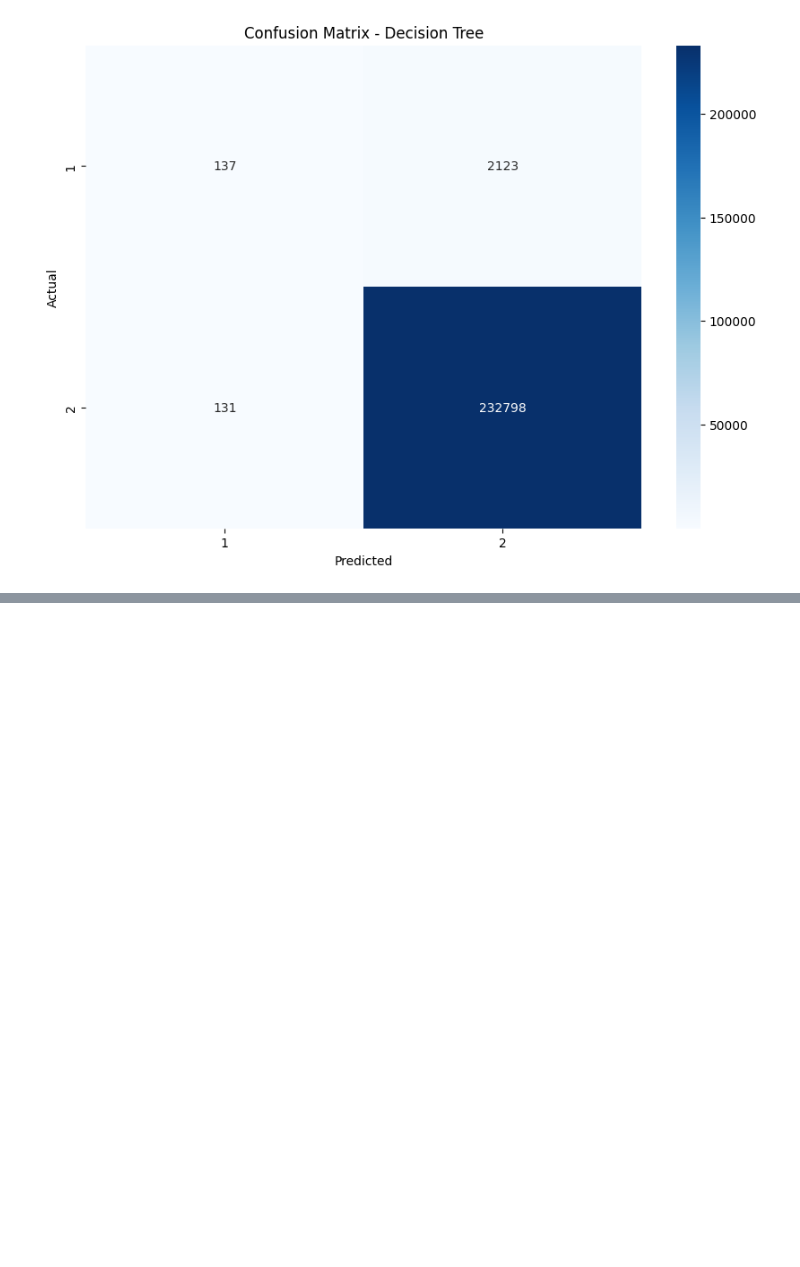
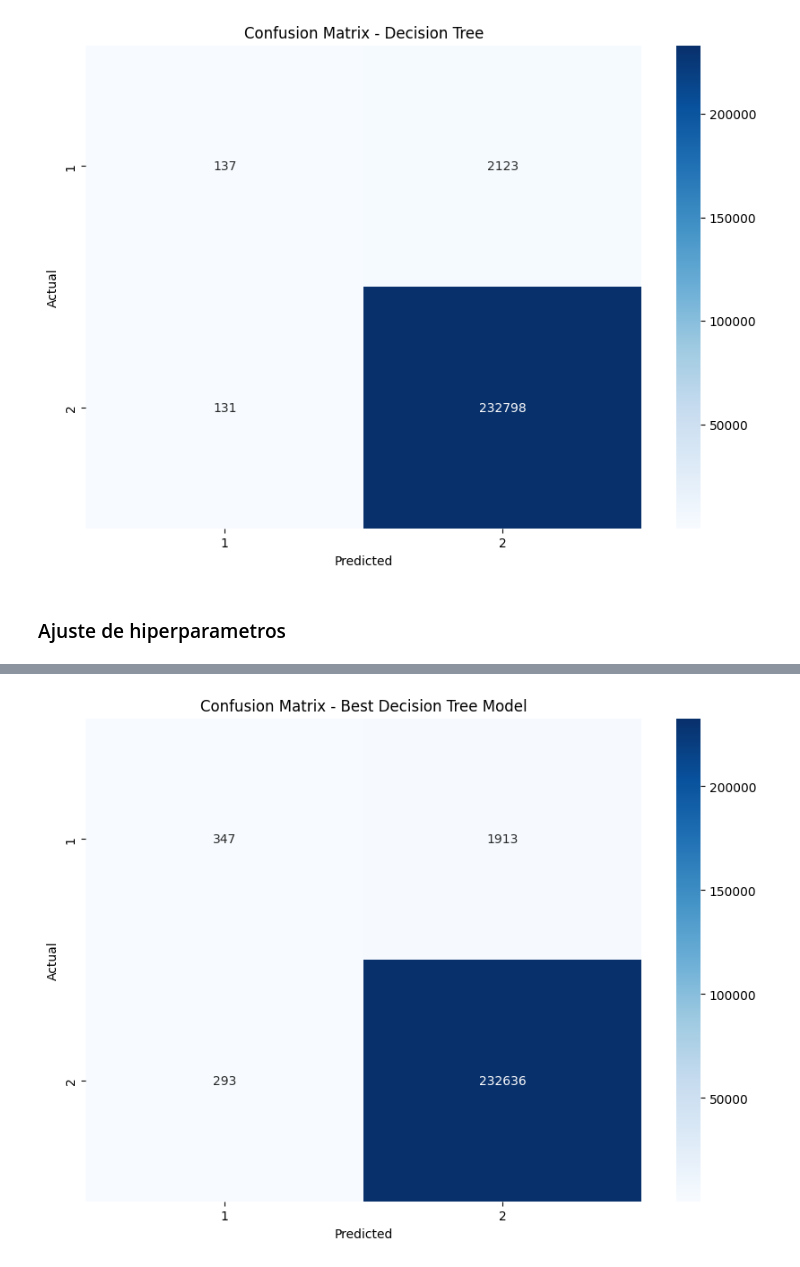
Before and after one commit to VesnaPivac/ML_COVID19-Mexico, a Jupyter notebook: src/models/Models_MLFLOW.ipynb, the cells around one changed output, grey strips where cells are left out. Cells and saved outputs as stored; diff of their text form; code cells hidden in the pictures; blank space fills up the shorter version.

Commit message:
Libreta con MLFlow y modelos. Version 2

```diff
--- a/src/models/Models_MLFLOW.ipynb
+++ b/src/models/Models_MLFLOW.ipynb
@@ -205,3 +204,72 @@ Informe de clasificación del árbol de decisión:
    macro avg       0.75      0.53      0.55    235189
 weighted avg       0.99      0.99      0.99    235189
 [figure]
+# %% [markdown]
+### Ajuste de hiperparametros
+# %%
+# Definir la cuadrícula de hiperparámetros a ajustar
+param_grid = {
+    'max_depth': [None, 10, 20, 30],
+    'min_samples_split': [2, 5, 10],
+    'min_samples_leaf': [1, 2, 4],
+    'criterion': ['gini', 'entropy']
+}
+
+# Inicializar el modelo de árbol de decisión
+decision_tree = DecisionTreeClassifier()
+
+# Inicializar GridSearchCV
+grid_search = GridSearchCV(decision_tree, param_grid, cv=5, scoring='accuracy')
+
+# Iniciar una nueva ejecución en MLflow con un nombre específico
+with mlflow.start_run(run_name="Decision Tree - GridSearchCV_2023052024"):
+    # Ajustar GridSearchCV en los datos de entrenamiento
+    grid_search.fit(X_train, y_train)
+
+    # Obtener los mejores hiperparámetros
+    best_params = grid_search.best_params_
+    print("Mejores hiperparámetros:", best_params)
+
+    # Registrar los mejores hiperparámetros en MLflow
+    mlflow.log_params(best_params)
+
+    # Obtener el mejor modelo
+    best_model = grid_search.best_estimator_
+
+    # Realizar predicciones en el conjunto de prueba con el mejor modelo
+    y_pred_best_model = best_model.predict(X_test)
+
+    # Calcular y mostrar las métricas de evaluación
+    accuracy = accuracy_score(y_test, y_pred_best_model)
+    print("Accuracy del mejor modelo de árbol de decisión:", accuracy)
+
+    # Registrar la métrica de precisión en MLflow
+    mlflow.log_metric("accuracy", accuracy)
+
+    # Matriz de confusión
+    conf_matrix_best_model = confusion_matrix(y_test, y_pred_best_model)
+    print("Confusion Matrix del mejor modelo:\n", conf_matrix_best_model)
+
+    # Reporte de clasificación
+    classification_rep_best_model = classification_report(y_test, y_pred_best_model)
+    print("Classification Report del mejor modelo:\n", classification_rep_best_model)
+
+    # Guardar el mejor modelo en MLflow
+    mlflow.sklearn.log_model(best_model, "best_decision_tree_model")
+
+    # Opcional: Guardar la matriz de confusión como un artefacto
+    plt.figure(figsize=(10, 7))
+    sns.heatmap(conf_matrix_best_model, annot=True, fmt="d", cmap="Blues", xticklabels=np.unique(y_test), yticklabels=np.unique(y_test))
+    plt.xlabel("Predicted")
+    plt.ylabel("Actual")
+    plt.title("Confusion Matrix - Best Decision Tree Model")
+
+    # Guardar la figura
+    plt.savefig("confusion_matrix_best_model.png")
+
+    # Registrar la figura en MLflow
+    mlflow.log_artifact("confusion_matrix_best_model.png")
+
+# Finalizar la ejecución
+mlflow.end_run()
+# %% [output]
@@ -207,0 +290 @@ weighted avg       0.99      0.99      0.99    235189
+[figure, added]
```
Also changed, not shown: parts of 3 cells of this notebook.
